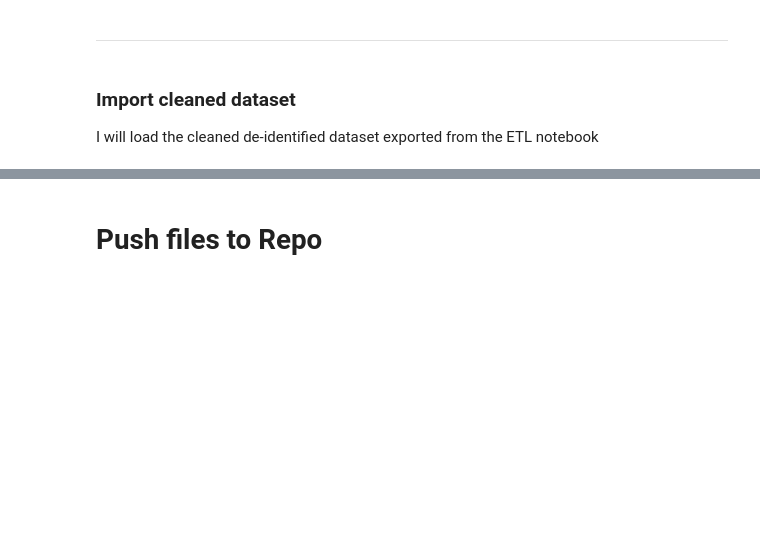
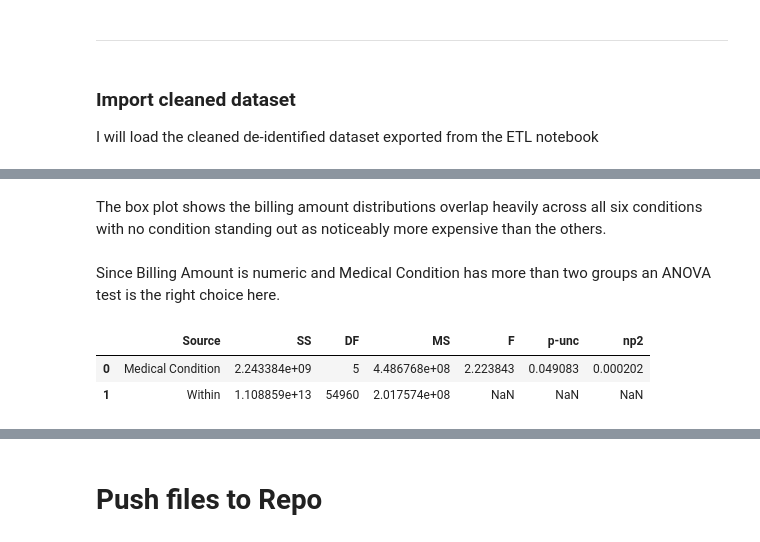
Before and after one commit to navmann99/Healthcare_Analysis, a Jupyter notebook: jupyter_notebooks/02-EDAHypothesisTesting.ipynb, the cells around one changed output, grey strips where cells are left out. Cells and saved outputs as stored; diff of their text form; code cells hidden in the pictures; blank space fills up the shorter version.

```diff
--- a/jupyter_notebooks/02-EDAHypothesisTesting.ipynb
+++ b/jupyter_notebooks/02-EDAHypothesisTesting.ipynb
@@ -84,0 +138,10 @@ NOTE
+# %% [markdown]
+The box plot shows the billing amount distributions overlap heavily across all six conditions with no condition standing out as noticeably more expensive than the others.
+# %% [markdown]
+Since Billing Amount is numeric and Medical Condition has more than two groups an ANOVA test is the right choice here.
+# %%
+pg.anova(data=df, dv='Billing Amount', between='Medical Condition', detailed=True)
+# %% [output]
+|  | Source | SS | DF | MS | F | p-unc | np2 |
+| 0 | Medical Condition | 2.243384e+09 | 5 | 4.486768e+08 | 2.223843 | 0.049083 | 0.000202 |
+| 1 | Within | 1.108859e+13 | 54960 | 2.017574e+08 | NaN | NaN | NaN |
```
Also changed, not shown: parts of 14 cells of this notebook.
